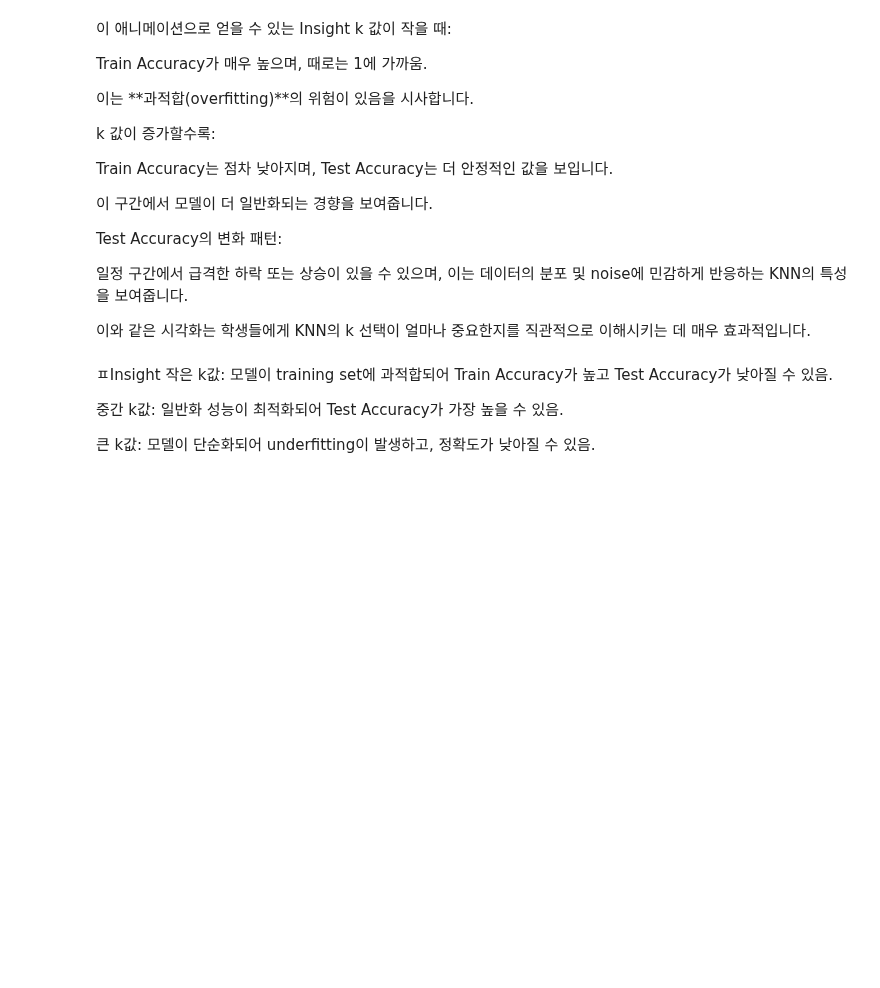
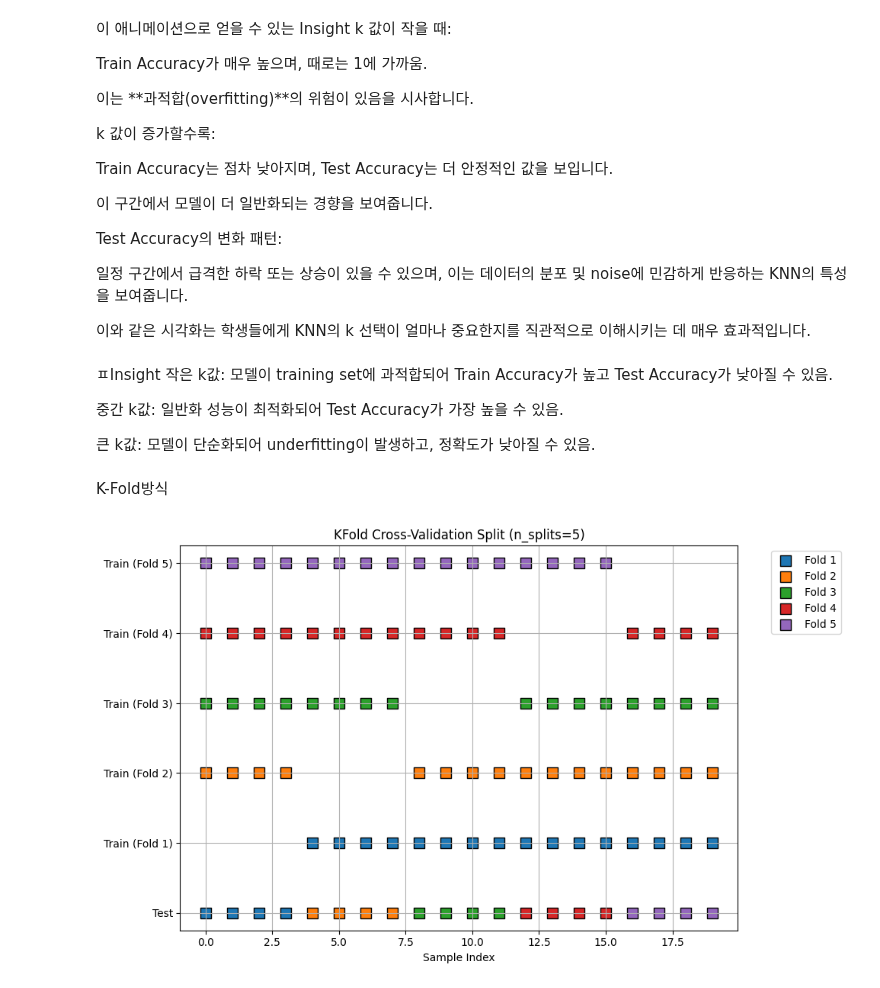
Before and after one commit to mackenly2/mjc.ai.ml, a Jupyter notebook: bdu_8_2KNN_iris분류하기_ipynb의_사본.ipynb, the cells around one changed output. Saved outputs shown, nothing was run; the diff lists cells and outputs as text; code cells hidden in the pictures; blank space fills up the shorter version.

```diff
--- a/bdu_8_2KNN_iris분류하기_ipynb의_사본.ipynb
+++ b/bdu_8_2KNN_iris분류하기_ipynb의_사본.ipynb
@@ -554,3 +554,38 @@ display(button)
 중간 k값: 일반화 성능이 최적화되어 Test Accuracy가 가장 높을 수 있음.
 
 큰 k값: 모델이 단순화되어 underfitting이 발생하고, 정확도가 낮아질 수 있음.
+# %% [markdown]
+K-Fold방식
+# %%
+import matplotlib.pyplot as plt
+from sklearn.model_selection import KFold
+import numpy as np
+
+# 데이터 샘플 20개 생성
+X = np.arange(20)
+
+# KFold 객체 생성 (5-fold)
+kf = KFold(n_splits=5, shuffle=False)
+
+# 시각화용 색상 및 plot 설정
+plt.figure(figsize=(10, 6))
+colors = plt.cm.tab10.colors
+
+for fold, (train_index, test_index) in enumerate(kf.split(X)):
+    y = np.full(len(X), np.nan)
+    y[train_index] = fold + 1  # Train은 fold 번호
+    y[test_index] = 0          # Test는 0
+
+    plt.scatter(X, y, label=f'Fold {fold+1}', marker='s', s=100,
+                edgecolor='k', c=[colors[fold]]*len(X))
+
+# 시각화 설정
+plt.yticks(range(6), ["Test"] + [f"Train (Fold {i})" for i in range(1, 6)])
+plt.xlabel("Sample Index")
+plt.title("KFold Cross-Validation Split (n_splits=5)")
+plt.grid(True)
+plt.legend(bbox_to_anchor=(1.05, 1), loc='upper left')
+plt.tight_layout()
+plt.show()
+# %% [output]
+[figure, added]
```
Also changed, not shown: parts of 5 cells of this notebook.
